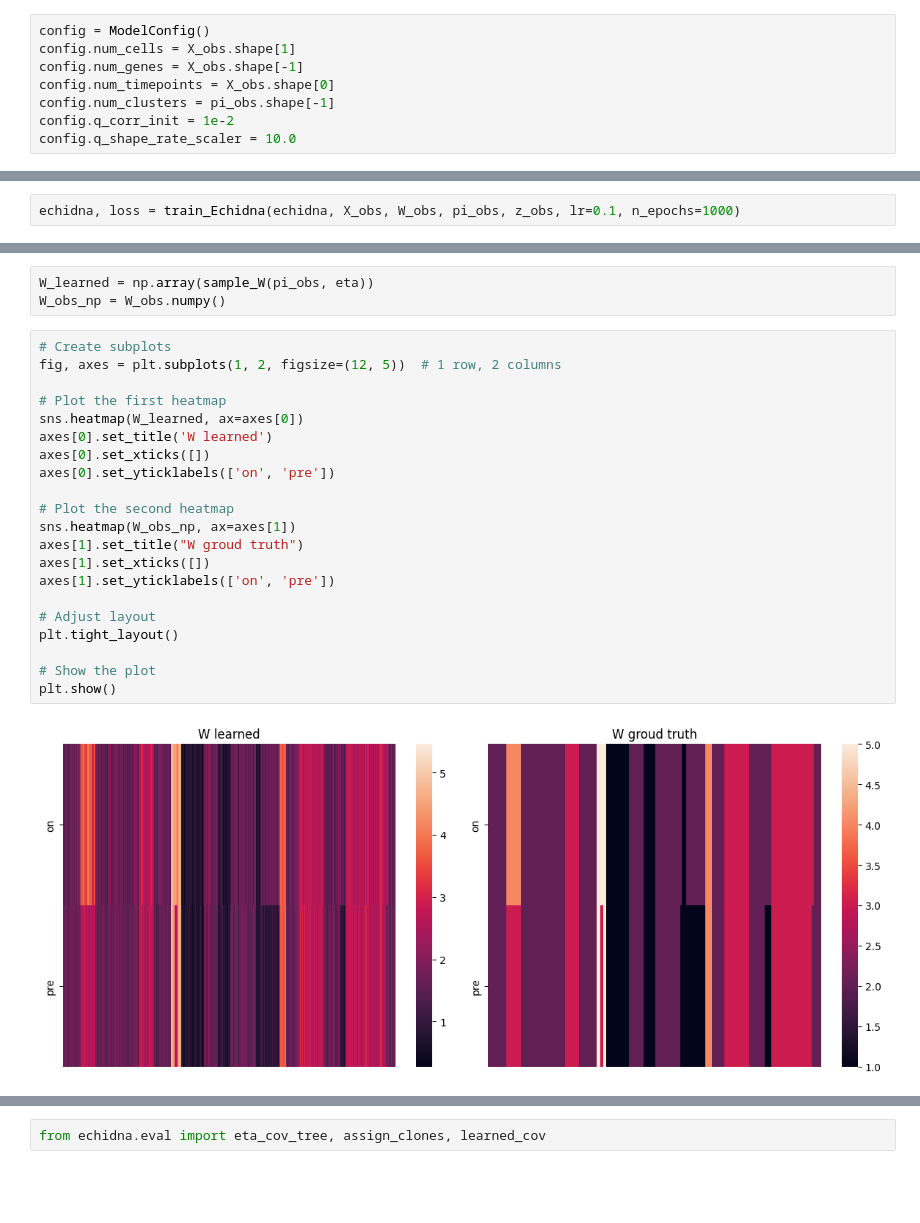
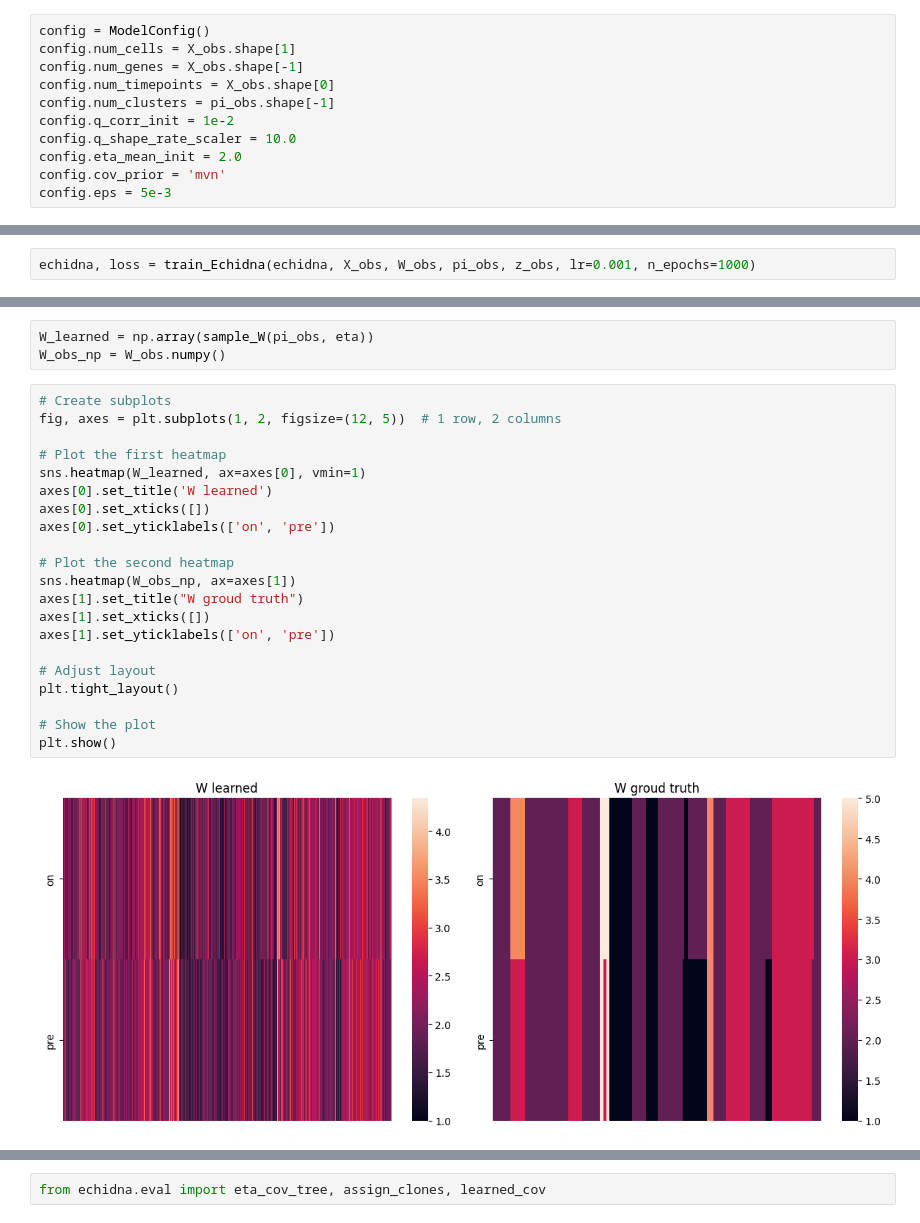
Before and after one commit to azizilab/echidna, a Jupyter notebook: notebooks/run_multi_timepoints.ipynb, the cells around one changed output, grey strips where cells are left out. Saved outputs shown, nothing was run; the diff lists cells and outputs as text; blank space fills up the shorter version.

Commit message:
notebook for MVN model(not converging yet, just demonstrate training)

```diff
--- a/notebooks/run_multi_timepoints.ipynb
+++ b/notebooks/run_multi_timepoints.ipynb
@@ -79,7 +80,10 @@ config.num_timepoints = X_obs.shape[0]
 config.num_clusters = pi_obs.shape[-1]
 config.q_corr_init = 1e-2
 config.q_shape_rate_scaler = 10.0
+config.eta_mean_init = 2.0
+config.cov_prior = 'mvn'
+config.eps = 5e-3
 # %%
 echidna = Echidna(config, mode="MT", device="cpu")
 # %%
-echidna, loss = train_Echidna(echidna, X_obs, W_obs, pi_obs, z_obs, lr=0.1, n_epochs=1000)
+echidna, loss = train_Echidna(echidna, X_obs, W_obs, pi_obs, z_obs, lr=0.001, n_epochs=1000)
@@ -122,26 +131,26 @@ W_obs_np = W_obs.numpy()
 # %%
 # Create subplots
 fig, axes = plt.subplots(1, 2, figsize=(12, 5))  # 1 row, 2 columns
 
 # Plot the first heatmap
-sns.heatmap(W_learned, ax=axes[0])
+sns.heatmap(W_learned, ax=axes[0], vmin=1)
 axes[0].set_title('W learned')
 axes[0].set_xticks([])
 axes[0].set_yticklabels(['on', 'pre'])
 
 # Plot the second heatmap
 sns.heatmap(W_obs_np, ax=axes[1])
 axes[1].set_title("W groud truth")
 axes[1].set_xticks([])
 axes[1].set_yticklabels(['on', 'pre'])
 
 # Adjust layout
 plt.tight_layout()
 
 # Show the plot
 plt.show()
 # %% [output]
-[figure, old version]
+[figure, new version]
 # %%
 plt.figure(figsize=(1, 1))
 sns.clustermap(torch.cov(eta).cpu().detach().numpy())
```
Also changed, not shown: parts of 10 cells of this notebook.
